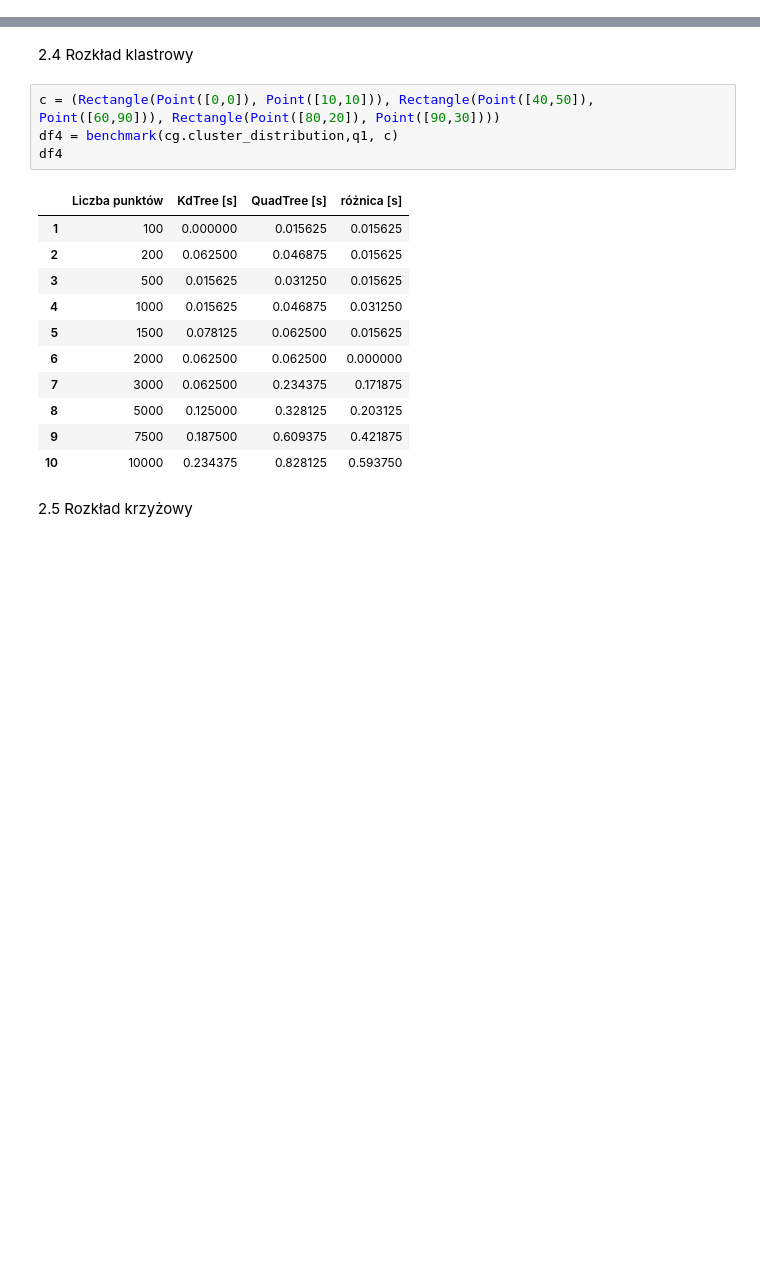
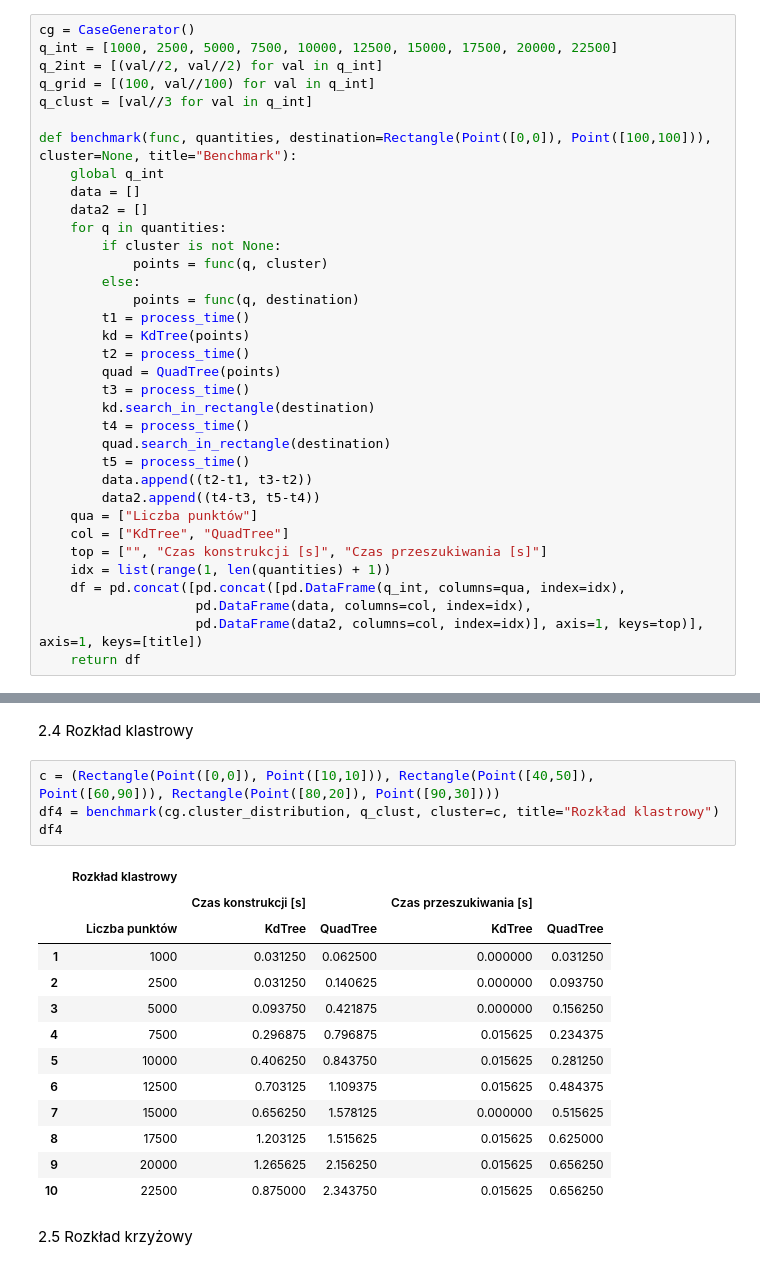
Before and after one commit to WerWojtas/QuadTree_and_KdTree, a Jupyter notebook: Comparison.ipynb, the cells around one changed output, grey strips where cells are left out. Cells and saved outputs as stored; diff of their text form; blank space fills up the shorter version.

```diff
--- a/Comparison.ipynb
+++ b/Comparison.ipynb
@@ -91 +73,36 @@ def benchmark(func, quantities, rectangle = Rectangle(Point([0,0]), Point([100,1
+# %%
+cg = CaseGenerator()
+q_int = [1000, 2500, 5000, 7500, 10000, 12500, 15000, 17500, 20000, 22500]
+q_2int = [(val//2, val//2) for val in q_int]
+q_grid = [(100, val//100) for val in q_int]
+q_clust = [val//3 for val in q_int]
+
+def benchmark(func, quantities, destination=Rectangle(Point([0,0]), Point([100,100])), cluster=None, title="Benchmark"):
+    global q_int
+    data = []
+    data2 = []
+    for q in quantities:
+        if cluster is not None:
+            points = func(q, cluster)
+        else:
+            points = func(q, destination)
+        t1 = process_time()
+        kd = KdTree(points)
+        t2 = process_time()
+        quad = QuadTree(points)
+        t3 = process_time()
+        kd.search_in_rectangle(destination)
+        t4 = process_time()
+        quad.search_in_rectangle(destination)
+        t5 = process_time()
+        data.append((t2-t1, t3-t2))
+        data2.append((t4-t3, t5-t4))
+    qua = ["Liczba punktów"]
+    col = ["KdTree", "QuadTree"]
+    top = ["", "Czas konstrukcji [s]", "Czas przeszukiwania [s]"]
+    idx = list(range(1, len(quantities) + 1))
+    df = pd.concat([pd.concat([pd.DataFrame(q_int, columns=qua, index=idx),
+                    pd.DataFrame(data, columns=col, index=idx),
+                    pd.DataFrame(data2, columns=col, index=idx)], axis=1, keys=top)], axis=1, keys=[title])
+    return df
 # %% [markdown]
@@ -148,19 +166,21 @@ df3
 2.4 Rozkład klastrowy
 # %%
 c = (Rectangle(Point([0,0]), Point([10,10])), Rectangle(Point([40,50]), Point([60,90])), Rectangle(Point([80,20]), Point([90,30])))
-df4 = benchmark(cg.cluster_distribution,q1, c)
+df4 = benchmark(cg.cluster_distribution, q_clust, cluster=c, title="Rozkład klastrowy")
 df4
 # %% [output]
-|  | Liczba punktów | KdTree [s] | QuadTree [s] | różnica [s] |
-| 1 | 100 | 0.000000 | 0.015625 | 0.015625 |
-| 2 | 200 | 0.062500 | 0.046875 | 0.015625 |
-| 3 | 500 | 0.015625 | 0.031250 | 0.015625 |
-| 4 | 1000 | 0.015625 | 0.046875 | 0.031250 |
-| 5 | 1500 | 0.078125 | 0.062500 | 0.015625 |
-| 6 | 2000 | 0.062500 | 0.062500 | 0.000000 |
-| 7 | 3000 | 0.062500 | 0.234375 | 0.171875 |
-| 8 | 5000 | 0.125000 | 0.328125 | 0.203125 |
-| 9 | 7500 | 0.187500 | 0.609375 | 0.421875 |
-| 10 | 10000 | 0.234375 | 0.828125 | 0.593750 |
+|  | Rozkład klastrowy |  |  |  |  |
+|  |  | Czas konstrukcji [s] |  | Czas przeszukiwania [s] |  |
+|  | Liczba punktów | KdTree | QuadTree | KdTree | QuadTree |
+| 1 | 1000 | 0.031250 | 0.062500 | 0.000000 | 0.031250 |
+| 2 | 2500 | 0.031250 | 0.140625 | 0.000000 | 0.093750 |
+| 3 | 5000 | 0.093750 | 0.421875 | 0.000000 | 0.156250 |
+| 4 | 7500 | 0.296875 | 0.796875 | 0.015625 | 0.234375 |
+| 5 | 10000 | 0.406250 | 0.843750 | 0.015625 | 0.281250 |
+| 6 | 12500 | 0.703125 | 1.109375 | 0.015625 | 0.484375 |
+| 7 | 15000 | 0.656250 | 1.578125 | 0.000000 | 0.515625 |
+| 8 | 17500 | 1.203125 | 1.515625 | 0.015625 | 0.625000 |
+| 9 | 20000 | 1.265625 | 2.156250 | 0.015625 | 0.656250 |
+| 10 | 22500 | 0.875000 | 2.343750 | 0.015625 | 0.656250 |
 # %% [markdown]
 2.5 Rozkład krzyżowy
```
Also changed, not shown: parts of 30 cells of this notebook, 1 other file.
